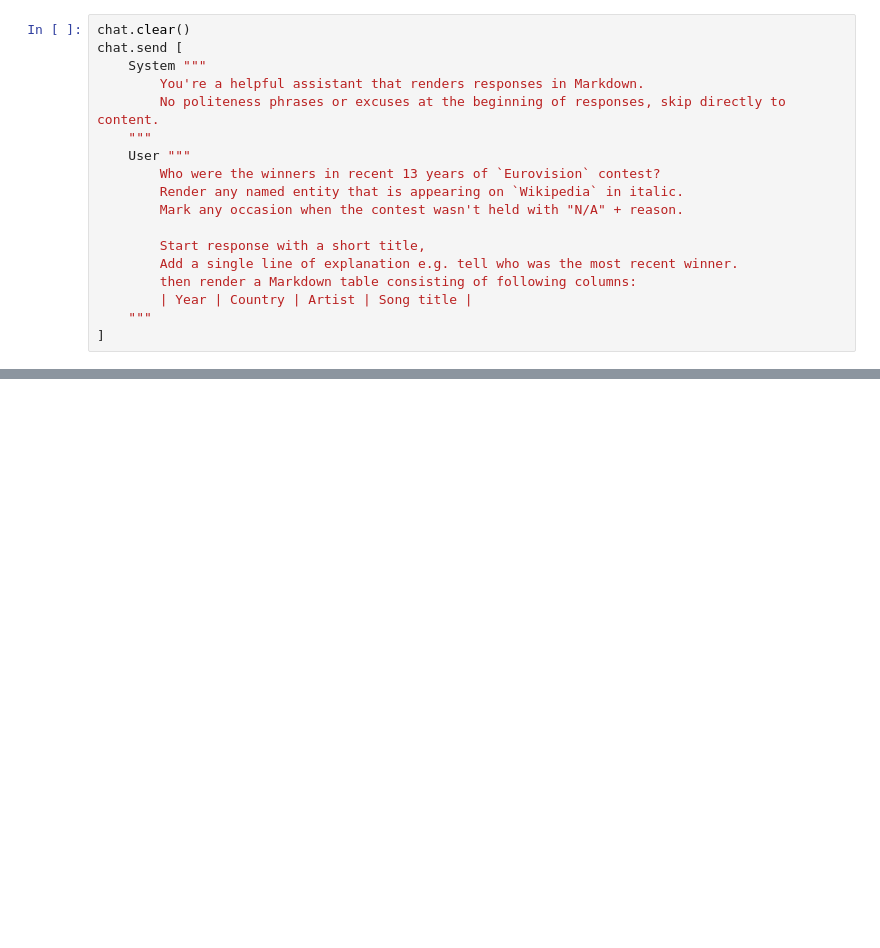
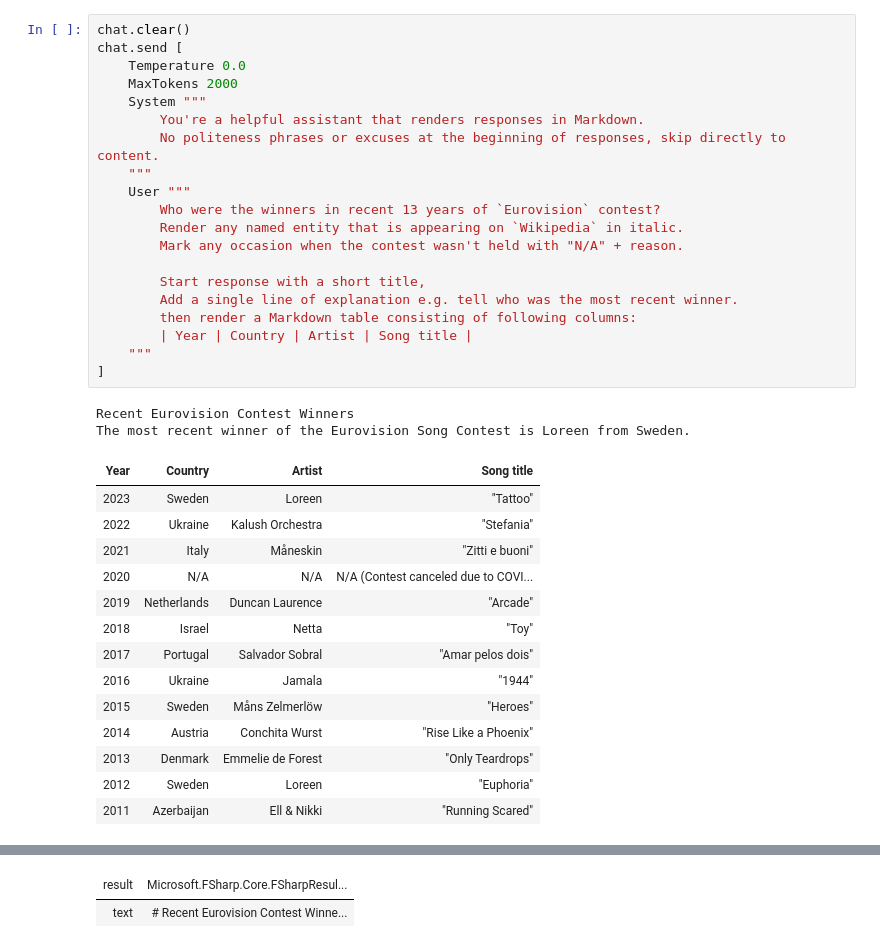
Before and after one commit to pkese/FsChat, a Jupyter notebook: test.ipynb, the cells around one changed output, grey strips where cells are left out. Saved outputs shown, nothing was run; the diff lists cells and outputs as text; blank space fills up the shorter version.

```diff
--- a/test.ipynb
+++ b/test.ipynb
@@ -11,18 +17,37 @@ let chat = Chat(Gpt4o_mini)
 # %%
 chat.clear()
 chat.send [
+    Temperature 0.0
+    MaxTokens 2000
     System """
         You're a helpful assistant that renders responses in Markdown.
         No politeness phrases or excuses at the beginning of responses, skip directly to content.
     """
     User """
         Who were the winners in recent 13 years of `Eurovision` contest?
         Render any named entity that is appearing on `Wikipedia` in italic.
         Mark any occasion when the contest wasn't held with "N/A" + reason.
 
         Start response with a short title,
         Add a single line of explanation e.g. tell who was the most recent winner.
         then render a Markdown table consisting of following columns:
         | Year | Country | Artist | Song title |
     """
 ]
+# %% [output]
+Recent Eurovision Contest Winners
+The most recent winner of the Eurovision Song Contest is Loreen from Sweden.
+| Year | Country | Artist | Song title |
+| 2023 | Sweden | Loreen | "Tattoo" |
+| 2022 | Ukraine | Kalush Orchestra | "Stefania" |
+| 2021 | Italy | Måneskin | "Zitti e buoni" |
+| 2020 | N/A | N/A | N/A (Contest canceled due to COVI... |
+| 2019 | Netherlands | Duncan Laurence | "Arcade" |
+| 2018 | Israel | Netta | "Toy" |
+| 2017 | Portugal | Salvador Sobral | "Amar pelos dois" |
+| 2016 | Ukraine | Jamala | "1944" |
+| 2015 | Sweden | Måns Zelmerlöw | "Heroes" |
+| 2014 | Austria | Conchita Wurst | "Rise Like a Phoenix" |
+| 2013 | Denmark | Emmelie de Forest | "Only Teardrops" |
+| 2012 | Sweden | Loreen | "Euphoria" |
+| 2011 | Azerbaijan | Ell & Nikki | "Running Scared" |
@@ -29 +55,3 @@ chat.send [
+| result | Microsoft.FSharp.Core.FSharpResul... |
+| text | # Recent Eurovision Contest Winne... |
 # %%
```
Also changed, not shown: parts of 8 cells of this notebook, 9 other files.
